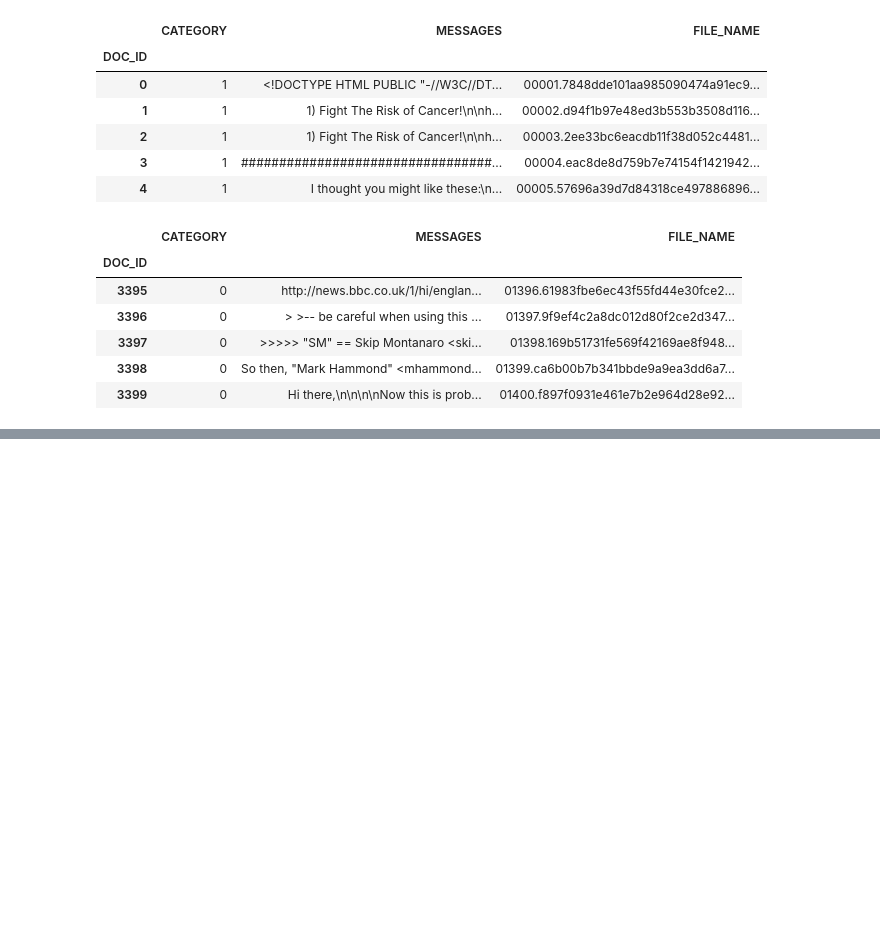
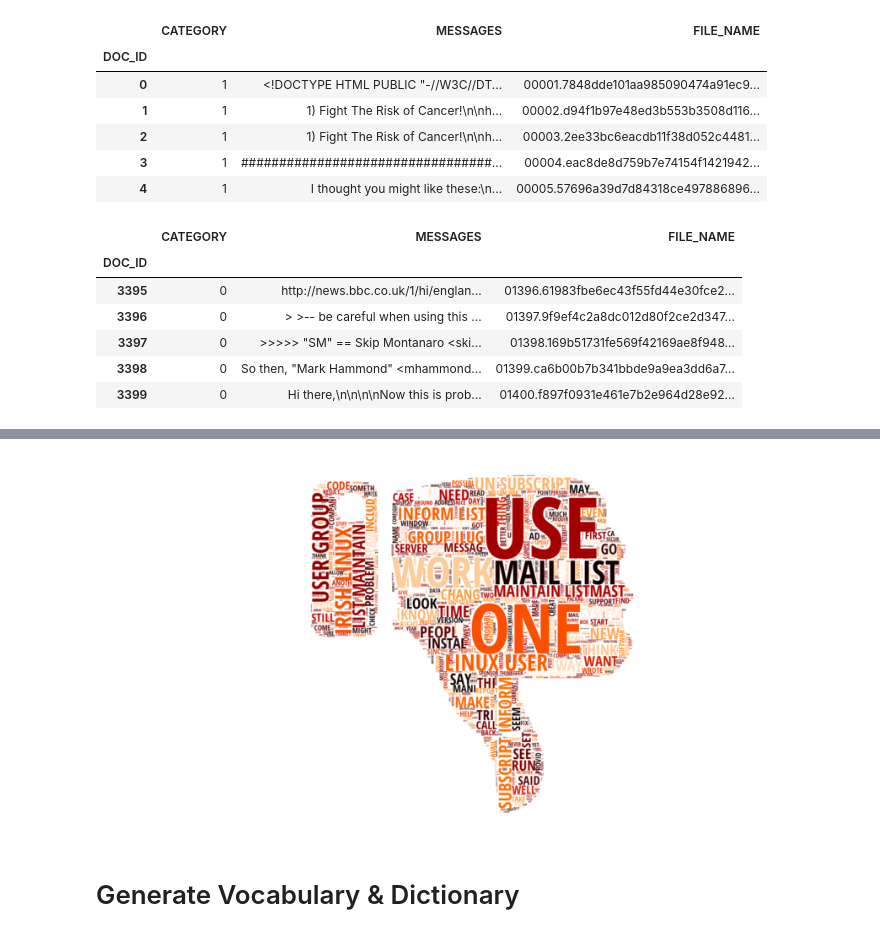
Before and after one commit to awsmak/Spam-Filter-using-Naive-Bayes-classifier, a Jupyter notebook: 06 Nayes Classifier.ipynb, the cells around one changed output, grey strips where cells are left out. Saved outputs shown, nothing was run; the diff lists cells and outputs as text; code cells hidden in the pictures; blank space fills up the shorter version.

```diff
--- a/06 Nayes Classifier.ipynb
+++ b/06 Nayes Classifier.ipynb
@@ -334,0 +775,24 @@ msg. lower()
+# %%
+icon =Image.open(THUMBS_DOWN_FILE)
+image_mask = Image.new(mode='RGB', size = icon.size, color = (255,255,255))
+image_mask.paste(icon, box = icon)
+
+rgb_array = np.array(image_mask) # converts the image object to an array
+
+# Gnerate the text as a string for the word cloud
+
+spam_str = ' '.join(flat_list_ham)
+
+word_cloud = WordCloud(mask = rgb_array, background_color = 'white',
+                      max_words = 2000, colormap = 'gist_heat', font_path = CUSTOM_FONT_FILE, max_font_size=300)
+
+word_cloud.generate(spam_str.upper())
+
+plt.figure(figsize=[16,8])
+plt.imshow(word_cloud, interpolation = 'bilinear')
+plt.axis('off')
+plt.show()
+# %% [output]
+[figure, added]
+# %% [markdown]
+# Generate Vocabulary & Dictionary
```
Also changed, not shown: parts of 123 cells of this notebook.
